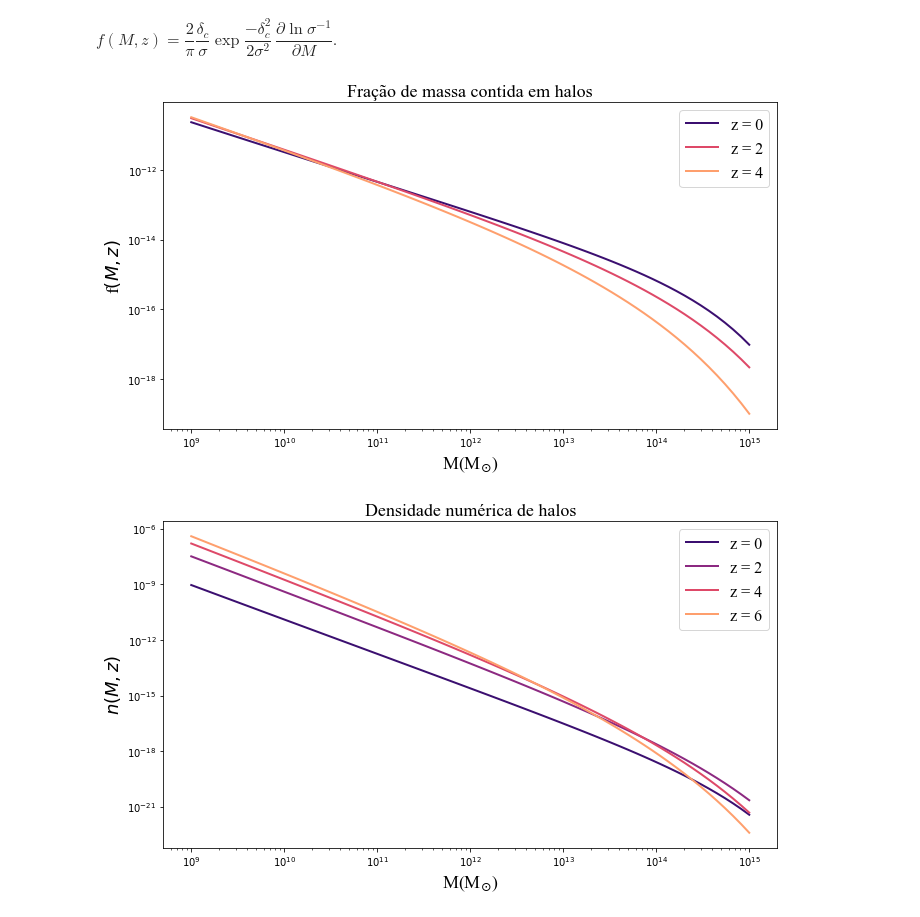
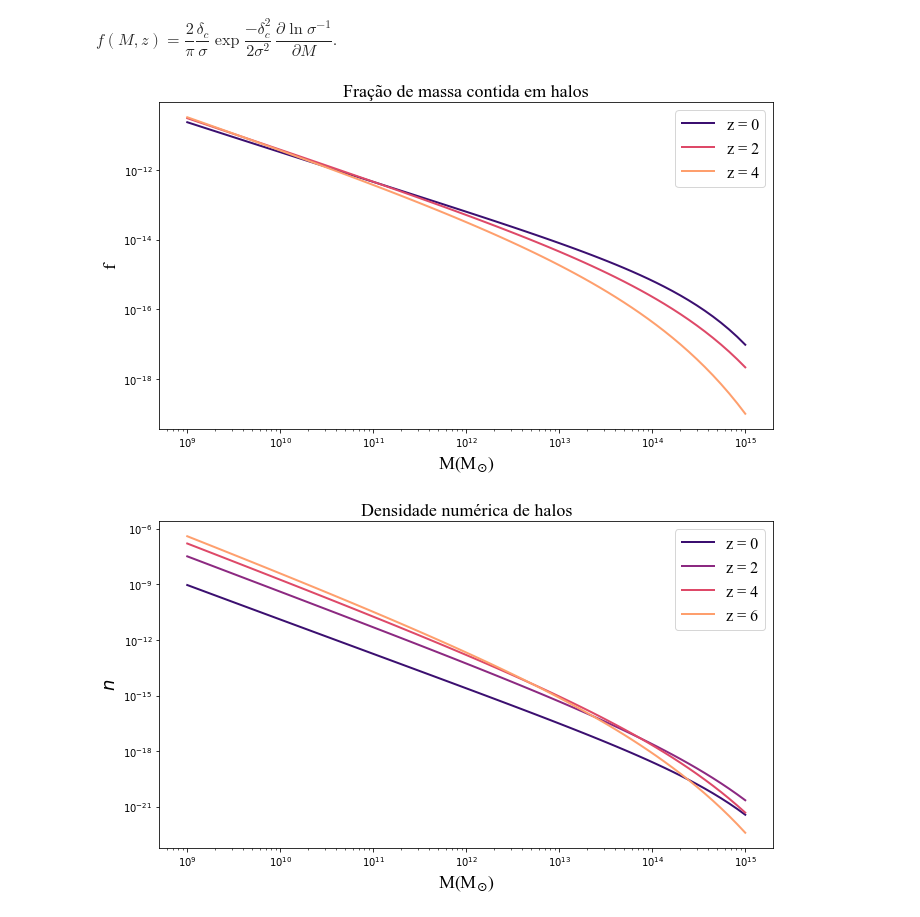
Before and after one commit to laurapcrv/codigo, a Jupyter notebook: Dissertacao.ipynb, the cells around one changed output. Saved outputs shown, nothing was run; the diff lists cells and outputs as text; code cells hidden in the pictures.

```diff
--- a/Dissertacao.ipynb
+++ b/Dissertacao.ipynb
@@ -958,19 +922,19 @@ def fracao_de_massa(M, z):
 # %%
 font_figfMz = {'family': 'Times New Roman', 'size': 16}
 plt.figure(figsize=(11, 6))
 plt.title('Fração de massa contida em halos', fontsize = 18, family = 'Times New Roman')
 plt.plot(M_eixo, fracao_de_massa(M_eixo, 0), color = cmap(0.2), linestyle = '-', label = 'z = 0', linewidth = 2) # 0, 1, 2
 plt.plot(M_eixo, fracao_de_massa(M_eixo, 2), color = cmap(0.6), linestyle = '-', label = 'z = 2', linewidth = 2)
 plt.plot(M_eixo, fracao_de_massa(M_eixo, 4), color = cmap(0.8), linestyle = '-', label = 'z = 4', linewidth = 2)
-plt.ylabel('f$(M, z)$', fontsize = 18, family = 'Times New Roman')
+plt.ylabel('f', fontsize = 18, family = 'Times New Roman')
 plt.xlabel('M(M$_{\odot}$)', fontsize = 18, family = 'Times New Roman')
 plt.yscale('log')
 plt.xscale('log')
 plt.legend(prop = font_figfMz)
 plt.savefig('fracaodemassa.pdf', bbox_inches = 'tight')
 plt.show()
 # %% [output]
-[figure, old version]
+[figure, new version]
 # %%
 def funcao_de_massa(M, z):
     return (rho_z(z)/M)*fracao_de_massa(M, z)
@@ -981,7 +945,7 @@ plt.plot(M_eixo, funcao_de_massa(M_eixo, 0), color = cmap(0.2), linestyle = '-',
 plt.plot(M_eixo, funcao_de_massa(M_eixo, 2), color = cmap(0.4), linestyle = '-', label = 'z = 2', linewidth = 2)
 plt.plot(M_eixo, funcao_de_massa(M_eixo, 4), color = cmap(0.6), linestyle = '-', label = 'z = 4', linewidth = 2)
 plt.plot(M_eixo, funcao_de_massa(M_eixo, 6), color = cmap(0.8), linestyle = '-', label = 'z = 6', linewidth = 2)
-plt.ylabel('$n(M, z)$', fontsize = 18, family = 'Times New Roman')
+plt.ylabel('$n$', fontsize = 18, family = 'Times New Roman')
 plt.xlabel('M(M$_{\odot}$)', fontsize = 18, family = 'Times New Roman')
 plt.yscale('log')
 plt.xscale('log')
@@ -989,4 +953,4 @@ plt.legend(prop = font_figfMz)
 plt.savefig('funcaodemassa.pdf', bbox_inches = 'tight')
 plt.show()
 # %% [output]
-[figure, old version]
+[figure, new version]
```
Also changed, not shown: parts of 9 cells of this notebook.
